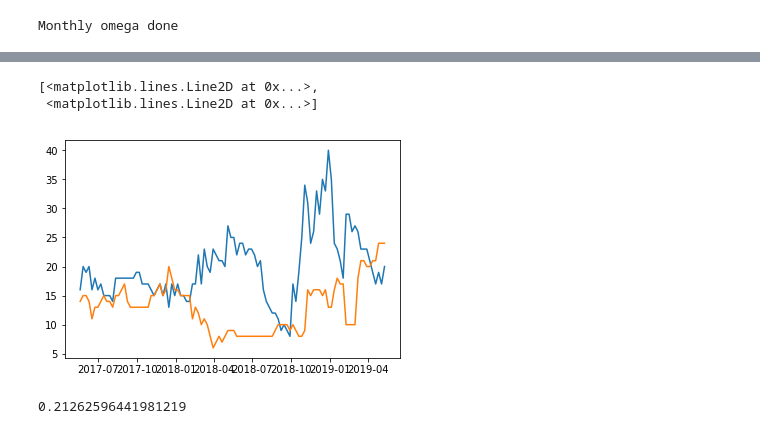
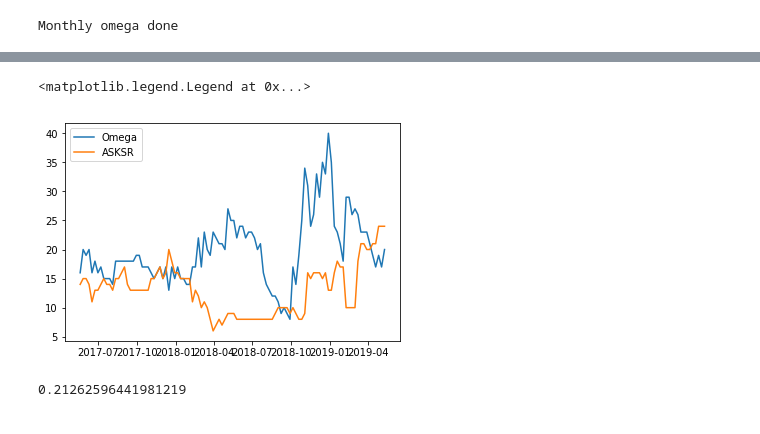
Before and after one commit to YiJun10565/Fintech, a Jupyter notebook: HW4/ETF Measurement and ranking.ipynb, the cells around one changed output, grey strips where cells are left out. Drawn from its saved outputs; the diff is of its cells as text; code cells hidden in the pictures.

```diff
--- a/HW4/ETF Measurement and ranking.ipynb
+++ b/HW4/ETF Measurement and ranking.ipynb
@@ -577,11 +577,11 @@ Date                                                                    ...
 
 [24 rows x 66 columns]
 # %%
-plt.plot(wOmega_ranking_df.index,wOmega_ranking_df["XLB"],wASKSR_ranking_df.index,wASKSR_ranking_df["XLB"])
+plt.plot(mOmega_ranking_df.index,wOmega_ranking_df["XLB"],wASKSR_ranking_df.index,wASKSR_ranking_df["XLB"])
+plt.legend(labels = ['Omega', 'ASKSR'], loc = 'best')
 # %% [output]
-[<matplotlib.lines.Line2D at 0x...>,
- <matplotlib.lines.Line2D at 0x...>]
+<matplotlib.legend.Legend at 0x...>
-[figure, old version]
+[figure, new version]
 # %%
 mASKSR_ranking_df.XLB.corr(mOmega_ranking_df.XLB)
 # %% [output]
```
Also changed, not shown: 4 other files.
